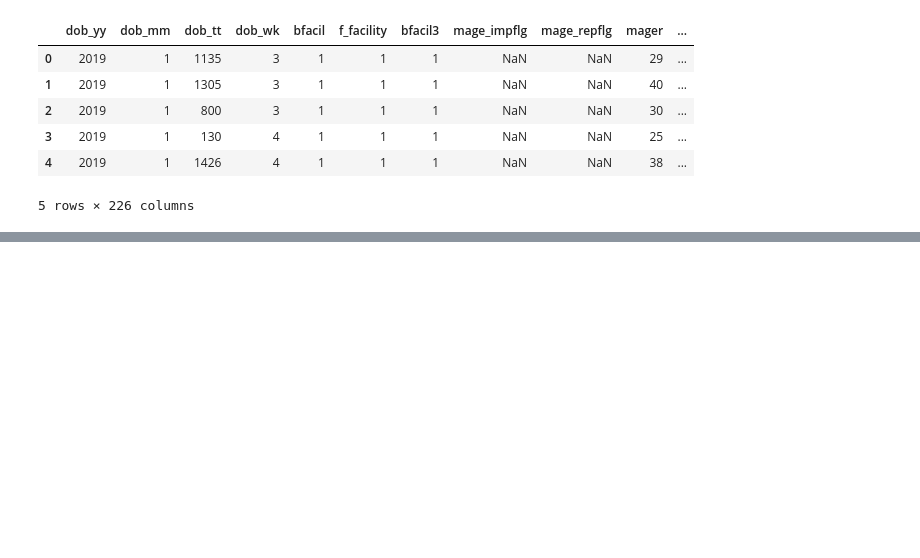
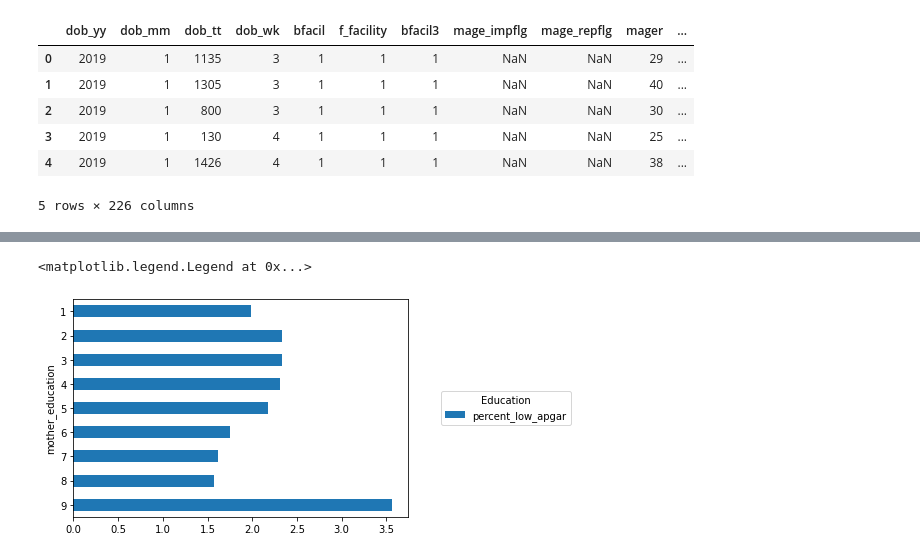
Before and after one commit to Patrick-Arnold/Capstone_Project, a Jupyter notebook: Capstone.ipynb, the cells around one changed output, grey strips where cells are left out. Drawn from its saved outputs; the diff is of its cells as text; code cells hidden in the pictures; blank space fills up the shorter version.

```diff
--- a/Capstone.ipynb
+++ b/Capstone.ipynb
@@ -148,0 +273,19 @@ df['chlamydia'].value_counts().plot(kind='barh')
+# %%
+counts = (df[['mother_education', 'apgar_score']]
+              .groupby(['mother_education', 'apgar_score'])
+              .size()
+              .unstack('apgar_score')
+         )
+
+counts['percent_low_apgar'] = (counts[0]/counts[1])*100
+
+ax = counts['percent_low_apgar'].plot.barh()
+ax.invert_yaxis()
+ax.legend(
+    loc='center right',
+    bbox_to_anchor=(1.5, 0.5),
+    title='Education'
+)
+# %% [output]
+<matplotlib.legend.Legend at 0x...>
+[figure, added]
```
Also changed, not shown: parts of 71 cells of this notebook, 1 other file.
